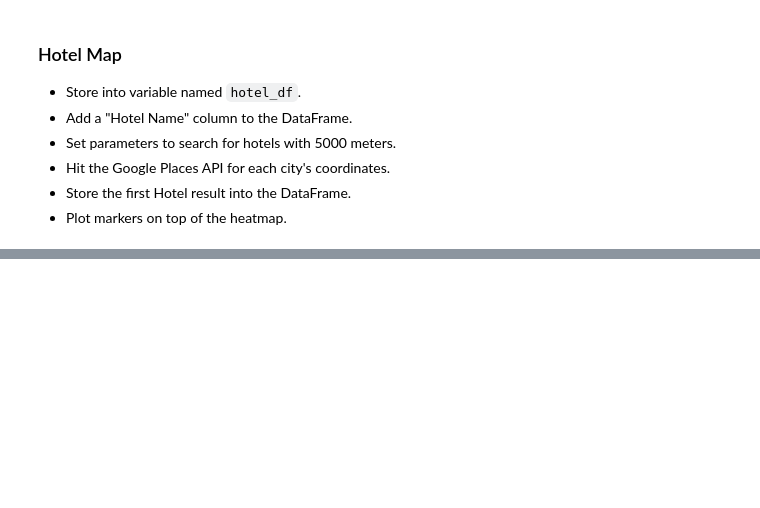
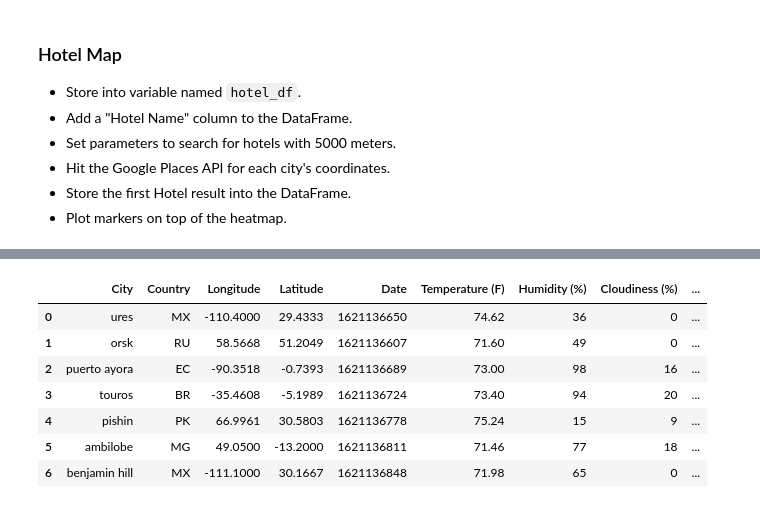
Before and after one commit to normanchan19/python-api-challenge, a Jupyter notebook: starter_code/VacationPy.ipynb, the cells around one changed output, grey strips where cells are left out. Saved outputs shown, nothing was run; the diff lists cells and outputs as text; code cells hidden in the pictures; blank space fills up the shorter version.

```diff
--- a/starter_code/VacationPy.ipynb
+++ b/starter_code/VacationPy.ipynb
@@ -137,0 +172,13 @@ vacation_destinations
+# %%
+# Create list to hold hotel names
+hotel_names = []
+
+# Loop through vacation_destinations dataframe
+for i in vacation_destinations.index:
+
+    # Retrieve latitude and longitude and store as strings
+    target_latitude = f"{vacation_destinations['Latitude'][i]}"
+    target_longitude = f"{vacation_destinations['Longitude'][i]}"
+
+    # Use find_a_hotel function to find a hotel
+    hotel_names.append(find_a_hotel(target_latitude=target_latitude, target_longitude=target_longitude))
@@ -138,3 +202,27 @@ vacation_destinations
+# %%
+# Insert create new column of hotel names
+vacation_destinations.insert(9, "Hotel Name", hotel_names)
+# %%
+# Copy vacation_destinations as hotel_df
+hotel_df = vacation_destinations.copy()
+
+# Remove hotels named "None"
+hotel_df = hotel_df[hotel_df['Hotel Name'] != "None"]
+
+# Reset index of hotel_df
+hotel_df.reset_index(drop=True, inplace=True)
+# %%
+# Check hotel_df for "None" hotel names
+hotel_df
+# %% [output]
+|  | City | Country | Longitude | Latitude | Date | Temperature (F) | Humidity (%) | Cloudiness (%) | ... |
+| 0 | ures | MX | -110.4000 | 29.4333 | 1621136650 | 74.62 | 36 | 0 | ... |
+| 1 | orsk | RU | 58.5668 | 51.2049 | 1621136607 | 71.60 | 49 | 0 | ... |
+| 2 | puerto ayora | EC | -90.3518 | -0.7393 | 1621136689 | 73.00 | 98 | 16 | ... |
+| 3 | touros | BR | -35.4608 | -5.1989 | 1621136724 | 73.40 | 94 | 20 | ... |
+| 4 | pishin | PK | 66.9961 | 30.5803 | 1621136778 | 75.24 | 15 | 9 | ... |
+| 5 | ambilobe | MG | 49.0500 | -13.2000 | 1621136811 | 71.46 | 77 | 18 | ... |
+| 6 | benjamin hill | MX | -111.1000 | 30.1667 | 1621136848 | 71.98 | 65 | 0 | ... |
 # %%
 # NOTE: Do not change any of the code in this cell
 
```
Also changed, not shown: parts of 10 cells of this notebook, 1 other file.
